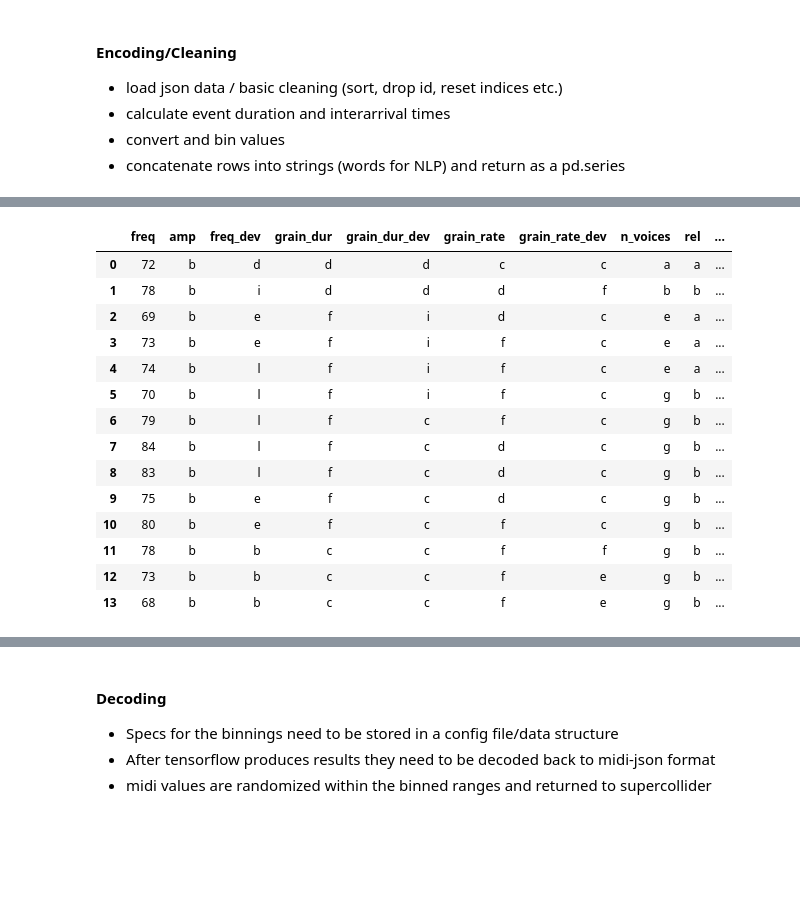
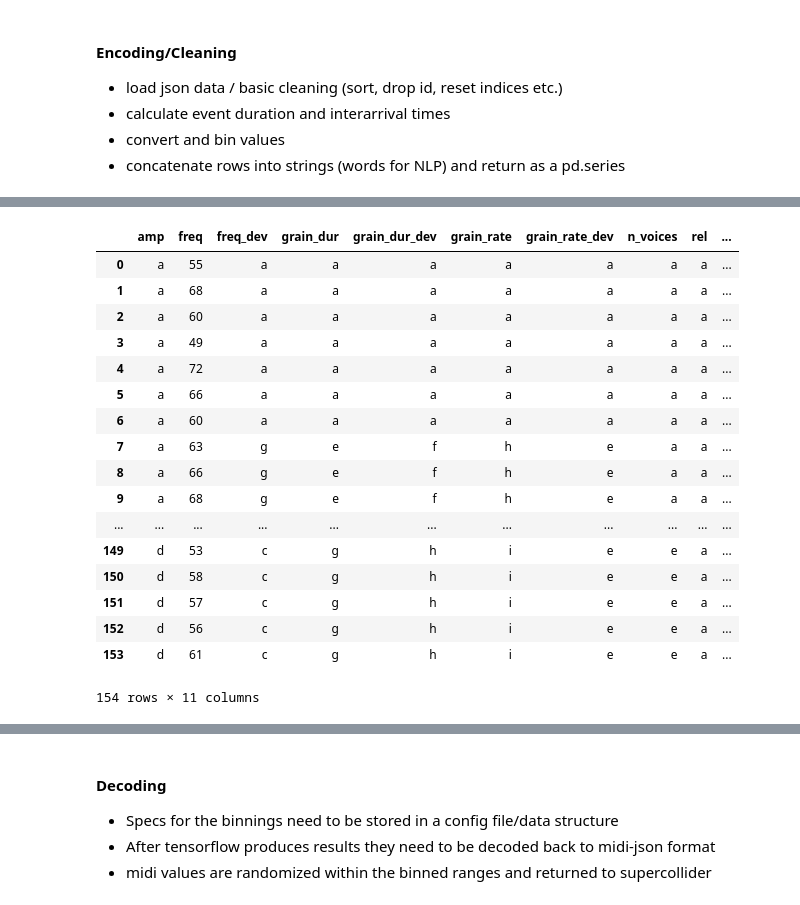
Before and after one commit to bsnacks000/TensorSynth, a Jupyter notebook: sc_input_cleaning.ipynb, the cells around one changed output, grey strips where cells are left out. Cells and saved outputs as stored; diff of their text form; code cells hidden in the pictures; blank space fills up the shorter version.

```diff
--- a/sc_input_cleaning.ipynb
+++ b/sc_input_cleaning.ipynb
@@ -9,7 +9,7 @@ import numpy as np
 - concatenate rows into strings (words for NLP) and return as a pd.series
 # %%
 # sort, drop id column and reset index (supercollider seems to occasionally drop events )
-df_raw = pd.read_json('./data/test.json',orient='index').sort_values('noteOn_timestamp').drop('id',axis=1).reset_index(drop=True)
+df_raw = pd.read_json('./data/grain_improv1.json',orient='index').sort_values('noteOn_timestamp').drop('id',axis=1).reset_index(drop=True)
 
 #calculate duration: noteOn[i] - noteOff[i]
 df_raw['duration'] = df_raw.apply(lambda row: row['noteOff_timestamp'] - row['noteOn_timestamp'],axis=1)
@@ -22,4 +22,4 @@ df_raw['inter_event_duration'] = (df_raw['noteOn_timestamp'] - df_raw['noteOn_ti
 df_raw = df_raw.drop(['noteOn_timestamp','noteOff_timestamp'],axis=1)
 
 #new_index =
-binned_df = pd.DataFrame(columns=df_raw.columns)
+df_raw
@@ -26,50 +45,55 @@ binned_df = pd.DataFrame(columns=df_raw.columns)
 # %%
 import string
 #used for amplitude
-bin4 = [i for i in range(0,127,32)]
-label4 = [string.ascii_lowercase[i] for i in range(3)]
+bin4 = [i for i in range(0,127+32,32)]  # need to add one 'step size'
+label4 = [string.ascii_lowercase[i] for i in range(4)]
 # used for voices
-bin8 = [i for i in range(0,127,16)]
-label8 = [string.ascii_lowercase[i] for i in range(7)]
+bin8 = [i for i in range(0,127+16,16)]
+label8 = [string.ascii_lowercase[i] for i in range(8)]
 
 # used for grain rate/dur and deviations
-bin16 = [i for i in range(0,127,8)]
-label16 = [string.ascii_lowercase[i] for i in range(15)]
+bin16 = [i for i in range(0,127+8,8)]
+label16 = [string.ascii_lowercase[i] for i in range(16)]
 
 dur_bins = np.logspace(-1,1.25,12)  # need to test edge cases for this one..
 dur_labels = [string.ascii_lowercase[i] for i in range(11)]
 # %%
 # load the binned df using cut -- keep freq as integer value (for now.. )
-binned_df['amp'] = pd.cut(df_raw['amp'], bin4,labels=label4)
-binned_df['freq_dev'] = pd.cut(df_raw['freq_dev'], bin16,labels=label16)
-binned_df['grain_dur'] = pd.cut(df_raw['grain_dur'], bin16,labels=label16)
-binned_df['grain_dur_dev'] = pd.cut(df_raw['grain_dur_dev'],bin16,labels=label16)
-binned_df['grain_rate']  = pd.cut(df_raw['grain_rate'],bin16,labels=label16)
-binned_df['grain_rate_dev'] = pd.cut(df_raw['grain_rate_dev'],bin16,labels=label16)
-binned_df['n_voices'] = pd.cut(df_raw['n_voices'],bin8,labels=label8)
-binned_df['rel'] = pd.cut(df_raw['rel'], bin4,labels=label4)
+binned_df['amp'] = pd.cut(df_raw['amp'], bin4,labels=label4, include_lowest=True)
+binned_df['freq_dev'] = pd.cut(df_raw['freq_dev'], bin16,labels=label16,include_lowest=True)
+binned_df['grain_dur'] = pd.cut(df_raw['grain_dur'], bin16,labels=label16,include_lowest=True)
+binned_df['grain_dur_dev'] = pd.cut(df_raw['grain_dur_dev'],bin16,labels=label16,include_lowest=True)
+binned_df['grain_rate']  = pd.cut(df_raw['grain_rate'],bin16,labels=label16,include_lowest=True)
+binned_df['grain_rate_dev'] = pd.cut(df_raw['grain_rate_dev'],bin16,labels=label16,include_lowest=True)
+binned_df['n_voices'] = pd.cut(df_raw['n_voices'],bin8,labels=label8,include_lowest=True)
+binned_df['rel'] = pd.cut(df_raw['rel'], bin4,labels=label4,include_lowest=True)
 
-binned_df['duration'] = pd.cut(df_raw['duration'],dur_bins,labels=dur_labels)
-binned_df['inter_event_duration'] = pd.cut(df_raw['inter_event_duration'],dur_bins,labels=dur_labels)
+binned_df['duration'] = pd.cut(df_raw['duration'],dur_bins,labels=dur_labels,include_lowest=True)
+binned_df['inter_event_duration'] = pd.cut(df_raw['inter_event_duration'],dur_bins,labels=dur_labels,include_lowest=True)
 
 binned_df['freq'] = df_raw['freq']
-binned_df.dropna()
+pd.cut(df_raw['amp'], bin4,labels=label4)
+
+binned_df
 # %% [output]
-|  | freq | amp | freq_dev | grain_dur | grain_dur_dev | grain_rate | grain_rate_dev | n_voices | rel | ... |
-| 0 | 72 | b | d | d | d | c | c | a | a | ... |
-| 1 | 78 | b | i | d | d | d | f | b | b | ... |
-| 2 | 69 | b | e | f | i | d | c | e | a | ... |
-| 3 | 73 | b | e | f | i | f | c | e | a | ... |
-| 4 | 74 | b | l | f | i | f | c | e | a | ... |
-| 5 | 70 | b | l | f | i | f | c | g | b | ... |
-| 6 | 79 | b | l | f | c | f | c | g | b | ... |
-| 7 | 84 | b | l | f | c | d | c | g | b | ... |
-| 8 | 83 | b | l | f | c | d | c | g | b | ... |
-| 9 | 75 | b | e | f | c | d | c | g | b | ... |
-| 10 | 80 | b | e | f | c | f | c | g | b | ... |
-| 11 | 78 | b | b | c | c | f | f | g | b | ... |
-| 12 | 73 | b | b | c | c | f | e | g | b | ... |
-| 13 | 68 | b | b | c | c | f | e | g | b | ... |
+|  | amp | freq | freq_dev | grain_dur | grain_dur_dev | grain_rate | grain_rate_dev | n_voices | rel | ... |
+| 0 | a | 55 | a | a | a | a | a | a | a | ... |
+| 1 | a | 68 | a | a | a | a | a | a | a | ... |
+| 2 | a | 60 | a | a | a | a | a | a | a | ... |
+| 3 | a | 49 | a | a | a | a | a | a | a | ... |
+| 4 | a | 72 | a | a | a | a | a | a | a | ... |
+| 5 | a | 66 | a | a | a | a | a | a | a | ... |
+| 6 | a | 60 | a | a | a | a | a | a | a | ... |
+| 7 | a | 63 | g | e | f | h | e | a | a | ... |
+| 8 | a | 66 | g | e | f | h | e | a | a | ... |
+| 9 | a | 68 | g | e | f | h | e | a | a | ... |
+| ... | ... | ... | ... | ... | ... | ... | ... | ... | ... | ... |
+| 149 | d | 53 | c | g | h | i | e | e | a | ... |
+| 150 | d | 58 | c | g | h | i | e | e | a | ... |
+| 151 | d | 57 | c | g | h | i | e | e | a | ... |
+| 152 | d | 56 | c | g | h | i | e | e | a | ... |
+| 153 | d | 61 | c | g | h | i | e | e | a | ... |
+154 rows × 11 columns
 # %%
 cols = list(binned_df)
 cols[1], cols[0] = cols[0], cols[1]
```
Also changed, not shown: parts of 4 cells of this notebook, 6 other files.
